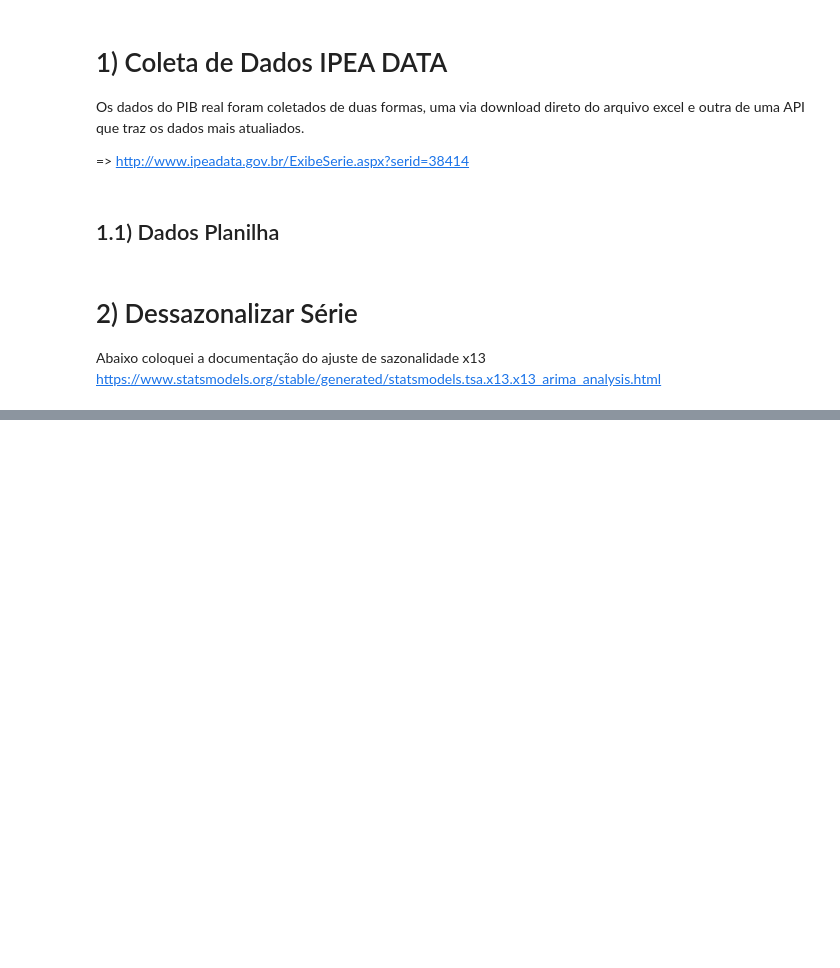
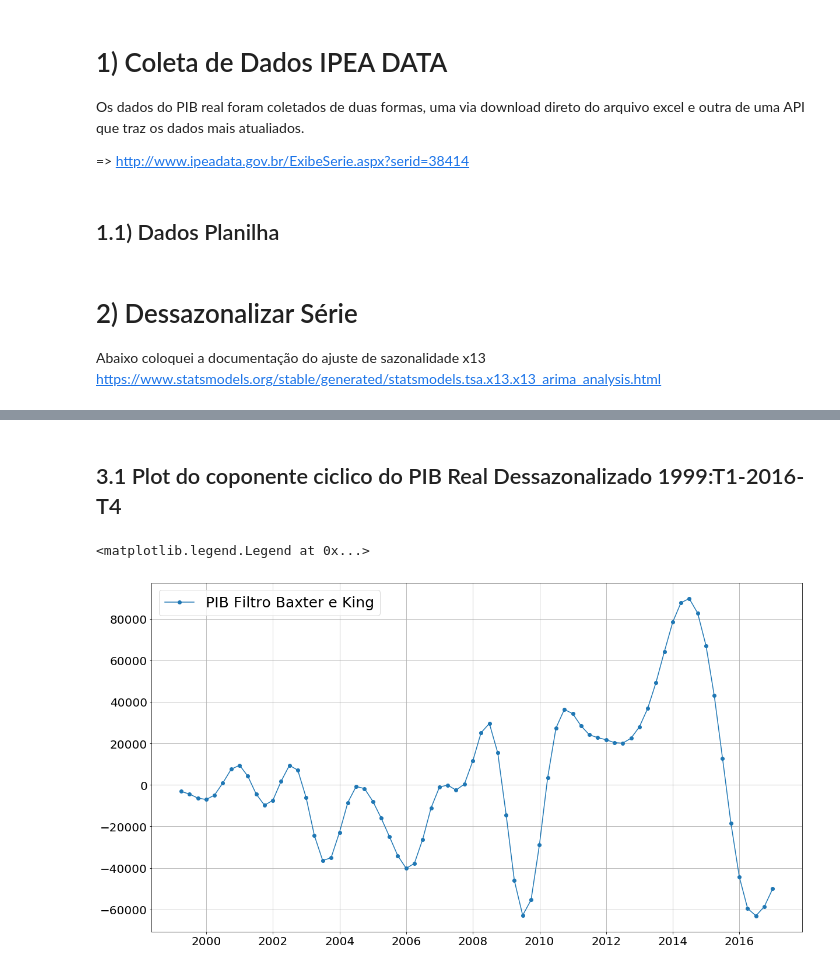
Before and after one commit to FredericoNunes/Artigos, a Jupyter notebook: programas/notebook/Aquivo Inicial, Tratamento dos Dados.ipynb, the cells around one changed output, grey strips where cells are left out. Cells and saved outputs as stored; diff of their text form; code cells hidden in the pictures; blank space fills up the shorter version.

```diff
--- a/programas/notebook/Aquivo Inicial, Tratamento dos Dados.ipynb
+++ b/programas/notebook/Aquivo Inicial, Tratamento dos Dados.ipynb
@@ -86,0 +132,28 @@ ax.legend(loc="upper left",fontsize=25)
+# %% [markdown]
+## 3.1 Plot do coponente ciclico do PIB Real Dessazonalizado 1999:T1-2016-T4
+# %%
+fmt = 'R${x:,.0f}'
+tick = mtick.StrMethodFormatter(fmt)
+
+
+#Iniciando os gráfico e fazendo configurações globais
+fig, ax = plt.subplots(figsize=(20,11))
+plt.yticks(fontsize=20)
+plt.xticks(fontsize=20)
+
+# Plot do Compenente ciclico da série do pib real dessazonalizado
+ax.plot(pib_pm_deflacionado_ipca_dessazonalizado_filtrado_bk.index,
+        pib_pm_deflacionado_ipca_dessazonalizado_filtrado_bk.values,'-o',label='PIB Filtro Baxter e King')
+
+
+
+
+
+# Adicionando linhas verticais e horizontais
+ax.grid(True)
+
+# Adicionando as legndas
+ax.legend(loc="upper left",fontsize=25)
+# %% [output]
+<matplotlib.legend.Legend at 0x...>
+[figure, added]
```
Also changed, not shown: parts of 6 cells of this notebook, 1 other file.
